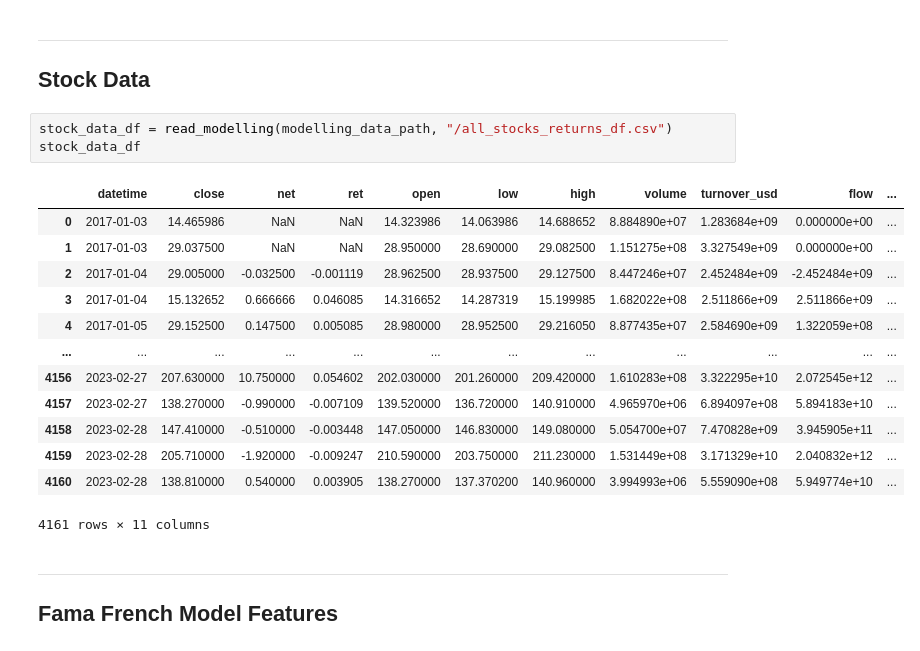
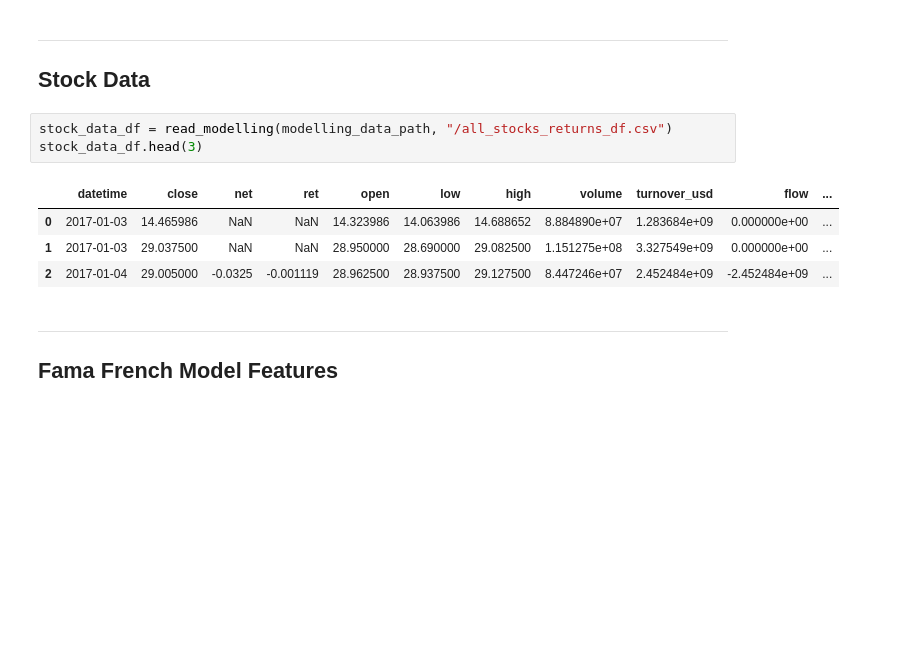
Before and after one commit to Diegozu97/thesis_code, a Jupyter notebook: 05_data_prep.ipynb, the cells around one changed output. Saved outputs shown, nothing was run; the diff lists cells and outputs as text; blank space fills up the shorter version.

```diff
--- a/05_data_prep.ipynb
+++ b/05_data_prep.ipynb
@@ -58,21 +68,12 @@ def read_modelling(path, name):
 ## Stock Data
 # %%
 stock_data_df = read_modelling(modelling_data_path, "/all_stocks_returns_df.csv")
-stock_data_df
+stock_data_df.head(3)
 # %% [output]
 |  | datetime | close | net | ret | open | low | high | volume | turnover_usd | flow | ... |
 | 0 | 2017-01-03 | 14.465986 | NaN | NaN | 14.323986 | 14.063986 | 14.688652 | 8.884890e+07 | 1.283684e+09 | 0.000000e+00 | ... |
 | 1 | 2017-01-03 | 29.037500 | NaN | NaN | 28.950000 | 28.690000 | 29.082500 | 1.151275e+08 | 3.327549e+09 | 0.000000e+00 | ... |
-| 2 | 2017-01-04 | 29.005000 | -0.032500 | -0.001119 | 28.962500 | 28.937500 | 29.127500 | 8.447246e+07 | 2.452484e+09 | -2.452484e+09 | ... |
-| 3 | 2017-01-04 | 15.132652 | 0.666666 | 0.046085 | 14.316652 | 14.287319 | 15.199985 | 1.682022e+08 | 2.511866e+09 | 2.511866e+09 | ... |
-| 4 | 2017-01-05 | 29.152500 | 0.147500 | 0.005085 | 28.980000 | 28.952500 | 29.216050 | 8.877435e+07 | 2.584690e+09 | 1.322059e+08 | ... |
-| ... | ... | ... | ... | ... | ... | ... | ... | ... | ... | ... | ... |
-| 4156 | 2023-02-27 | 207.630000 | 10.750000 | 0.054602 | 202.030000 | 201.260000 | 209.420000 | 1.610283e+08 | 3.322295e+10 | 2.072545e+12 | ... |
-| 4157 | 2023-02-27 | 138.270000 | -0.990000 | -0.007109 | 139.520000 | 136.720000 | 140.910000 | 4.965970e+06 | 6.894097e+08 | 5.894183e+10 | ... |
-| 4158 | 2023-02-28 | 147.410000 | -0.510000 | -0.003448 | 147.050000 | 146.830000 | 149.080000 | 5.054700e+07 | 7.470828e+09 | 3.945905e+11 | ... |
-| 4159 | 2023-02-28 | 205.710000 | -1.920000 | -0.009247 | 210.590000 | 203.750000 | 211.230000 | 1.531449e+08 | 3.171329e+10 | 2.040832e+12 | ... |
-| 4160 | 2023-02-28 | 138.810000 | 0.540000 | 0.003905 | 138.270000 | 137.370200 | 140.960000 | 3.994993e+06 | 5.559090e+08 | 5.949774e+10 | ... |
+| 2 | 2017-01-04 | 29.005000 | -0.0325 | -0.001119 | 28.962500 | 28.937500 | 29.127500 | 8.447246e+07 | 2.452484e+09 | -2.452484e+09 | ... |
-4161 rows × 11 columns
 # %% [markdown]
 ---
 ## Fama French Model Features
```
Also changed, not shown: parts of 63 cells of this notebook, 2 other files.
